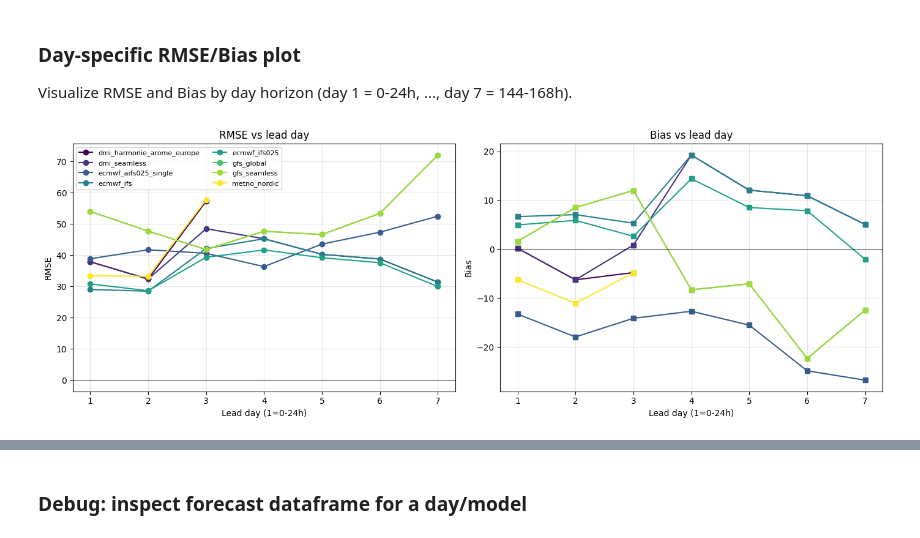
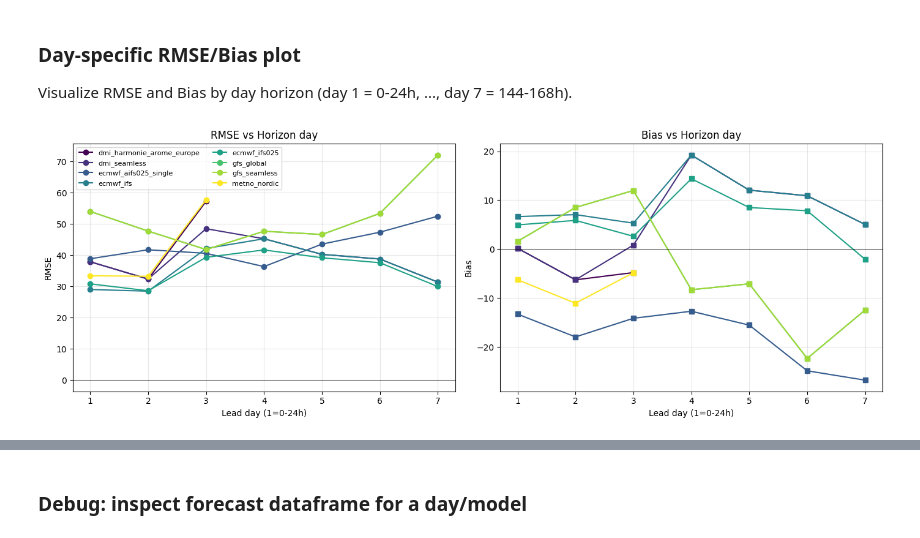
Before and after one commit to Louis2308/Solar-poster, a Jupyter notebook: Forcast_Comparison.ipynb, the cells around one changed output, grey strips where cells are left out. Cells and saved outputs as stored; diff of their text form; code cells hidden in the pictures.

```diff
--- a/Forcast_Comparison.ipynb
+++ b/Forcast_Comparison.ipynb
@@ -641,36 +641,36 @@ for d in plot_days:
 
 if not rows:
     raise ValueError('No data for selected plot_days')
 
 results = pd.concat(rows, ignore_index=True)
 
 # color map setup
 cmap = plt.get_cmap('viridis')
 models = sorted(results['model'].unique())
 if len(models) > 1:
     cmap_vals = cmap(np.linspace(0.0, 1.0, len(models)))
 else:
     cmap_vals = [cmap(0.5)]
 color_map = {m: c for m, c in zip(models, cmap_vals)}
 
 fig, axes = plt.subplots(1, 2, figsize=(14, 5), sharex=True)
 for model, grp in results.groupby('model'):
     axes[0].plot(grp['day'], grp['rmse'], label=model, color=color_map[model], marker='o', linewidth=1.5)
     axes[1].plot(grp['day'], grp['bias'], label=model, color=color_map[model], marker='s', linewidth=1.5)
 axes[0].set_xlabel('Lead day (1=0-24h)')
 axes[1].set_xlabel('Lead day (1=0-24h)')
 axes[0].set_ylabel('RMSE')
 axes[1].set_ylabel('Bias')
 for ax in axes:
     ax.axhline(0, color='k', linewidth=0.5)
     ax.grid(alpha=0.3)
-axes[0].set_title('RMSE vs lead day')
-axes[1].set_title('Bias vs lead day')
+axes[0].set_title('RMSE vs Horizon day')
+axes[1].set_title('Bias vs Horizon day')
 axes[0].legend(fontsize=8, ncol=2)
 plt.tight_layout()
 plt.show()
 # %% [output]
-[figure, old version]
+[figure, new version]
 # %%
 
 
```
Also changed, not shown: parts of 1 cell of this notebook.
